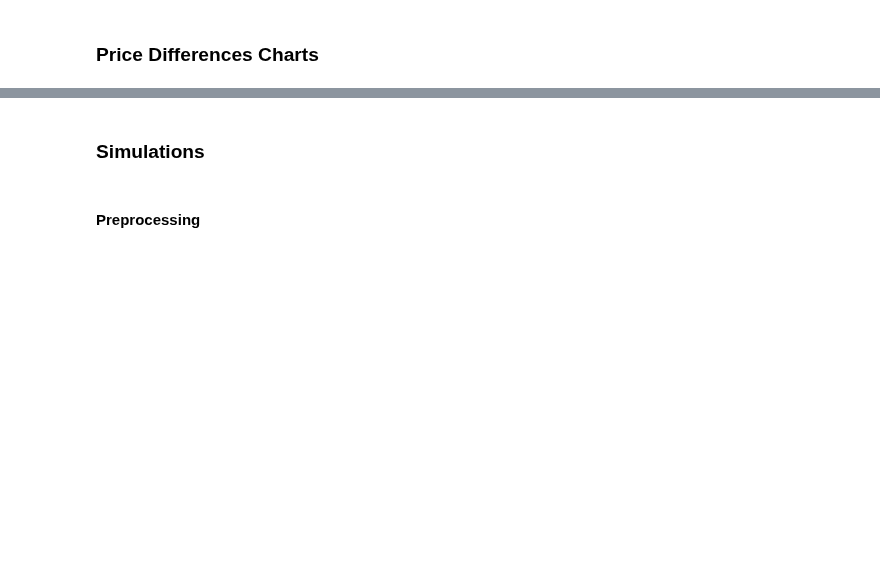
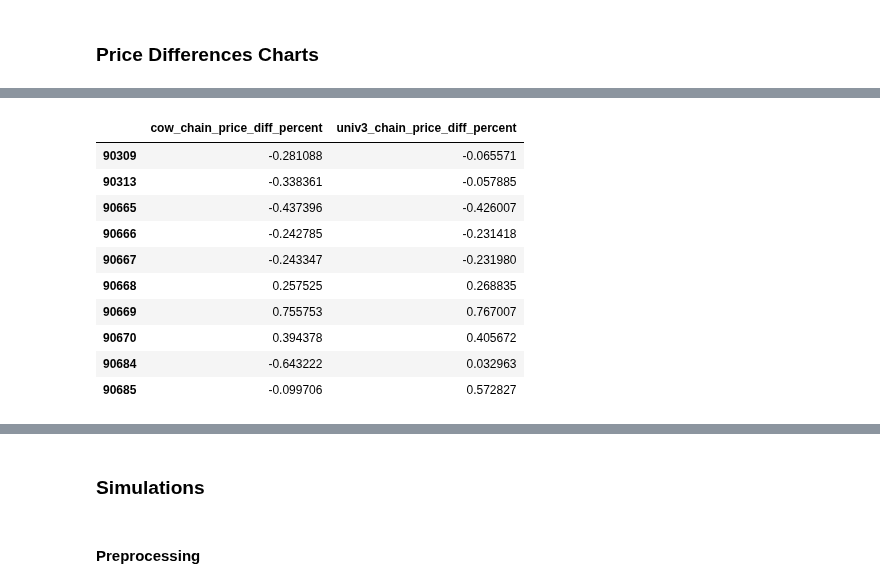
Before and after one commit to mohammed7s/Feedlot, a Jupyter notebook: quantitative_results/data_analysis.ipynb, the cells around one changed output, grey strips where cells are left out. Cells and saved outputs as stored; diff of their text form; code cells hidden in the pictures; blank space fills up the shorter version.

Commit message:
add price deviation metrics, update charts

```diff
--- a/quantitative_results/data_analysis.ipynb
+++ b/quantitative_results/data_analysis.ipynb
@@ -116,3 +146,11 @@ reindexed_price_df.shape
 # convert transaction_gas_fee into usd amount
 reindexed_price_df['transaction_gas_fee_one_hop_usd'] = reindexed_price_df['transaction_gas_fee_one_hop'] * reindexed_price_df['univ3_price']
 reindexed_price_df['transaction_gas_fee_median_usd'] = reindexed_price_df['transaction_gas_fee_median'] * reindexed_price_df['univ3_price']
+# %%
+reindexed_price_df['univ3_price_adjusted'] = reindexed_price_df['univ3_price'] + reindexed_price_df['transaction_gas_fee_one_hop_usd']
+# %%
+# calculate mean deviation between cow and chain prices for each row
+reindexed_price_df['cow_chain_diff'] = np.abs((reindexed_price_df['chain_price'] - reindexed_price_df['cow_price']) / reindexed_price_df['chain_price']) * 100
+
+# calculate mean deviation between cow and chain prices for each row
+reindexed_price_df['univ3_chain_diff'] = np.abs((reindexed_price_df['chain_price'] - reindexed_price_df['univ3_price_adjusted']) / reindexed_price_df['chain_price']) * 100
@@ -274,4 +380,16 @@ sell_sell_WETH_df['cow_univ3_gas_adj_price_diff_percent_median'] = (sell_sell_WE
-# %%
-# calculate mean deviation between cow and chain prices for each row
-sell_sell_WETH_df['cow_chain_price_diff_percent'] = (sell_sell_WETH_df['chain_price'] - sell_sell_WETH_df['cow_price']) / sell_sell_WETH_df['cow_price'] * 100
-buy_buy_WETH_df['cow_chain_price_diff_percent'] = (buy_buy_WETH_df['chain_price'] - buy_buy_WETH_df['cow_price']) / buy_buy_WETH_df['cow_price'] * 100
+# %%
+# get the price price difference percent between cow and univ3 gas adjusted price in buy_buy_WETH_df
+buy_buy_WETH_df['cow_univ3_gas_adj_price_diff_percent_single'] = (buy_buy_WETH_df['cow_price'] - buy_buy_WETH_df['univ3_gas_single_hop_price']) / buy_buy_WETH_df['cow_price'] * 100
+buy_buy_WETH_df['cow_univ3_gas_adj_price_diff_percent_median'] = (buy_buy_WETH_df['cow_price'] - buy_buy_WETH_df['univ3_gas_median_price']) / buy_buy_WETH_df['cow_price'] * 100
+
+# get the price price difference percent between cow and univ3 gas adjusted price in sell_sell_WETH_df
+sell_sell_WETH_df['cow_univ3_gas_adj_price_diff_percent_single'] = (sell_sell_WETH_df['cow_price'] - sell_sell_WETH_df['univ3_gas_single_hop_price']) / sell_sell_WETH_df['chain_price'] * 100
+sell_sell_WETH_df['cow_univ3_gas_adj_price_diff_percent_median'] = (sell_sell_WETH_df['cow_price'] - sell_sell_WETH_df['univ3_gas_median_price']) / sell_sell_WETH_df['chain_price']* 100
+
+# calculate mean deviation between cow and chain prices for each row
+sell_sell_WETH_df['cow_chain_price_diff_percent'] = (sell_sell_WETH_df['chain_price'] - sell_sell_WETH_df['cow_price']) / sell_sell_WETH_df['chain_price'] * 100
+buy_buy_WETH_df['cow_chain_price_diff_percent'] = (buy_buy_WETH_df['chain_price'] - buy_buy_WETH_df['cow_price']) / buy_buy_WETH_df['chain_price'] * 100
+
+# calculate mean deviation between cow and chain prices for each row
+sell_sell_WETH_df['univ3_chain_price_diff_percent'] = (sell_sell_WETH_df['chain_price'] - sell_sell_WETH_df['univ3_price']) / sell_sell_WETH_df['chain_price'] * 100
+buy_buy_WETH_df['univ3_chain_price_diff_percent'] = (buy_buy_WETH_df['chain_price'] - buy_buy_WETH_df['univ3_price']) / buy_buy_WETH_df['chain_price'] * 100
@@ -277,0 +414,14 @@ buy_buy_WETH_df['cow_chain_price_diff_percent'] = (buy_buy_WETH_df['chain_price'
+# %%
+buy_buy_WETH_df[['cow_chain_price_diff_percent', 'univ3_chain_price_diff_percent']].head(10)
+# %% [output]
+|  | cow_chain_price_diff_percent | univ3_chain_price_diff_percent |
+| 90309 | -0.281088 | -0.065571 |
+| 90313 | -0.338361 | -0.057885 |
+| 90665 | -0.437396 | -0.426007 |
+| 90666 | -0.242785 | -0.231418 |
+| 90667 | -0.243347 | -0.231980 |
+| 90668 | 0.257525 | 0.268835 |
+| 90669 | 0.755753 | 0.767007 |
+| 90670 | 0.394378 | 0.405672 |
+| 90684 | -0.643222 | 0.032963 |
+| 90685 | -0.099706 | 0.572827 |
```
Also changed, not shown: parts of 40 cells of this notebook, 10 other files.
